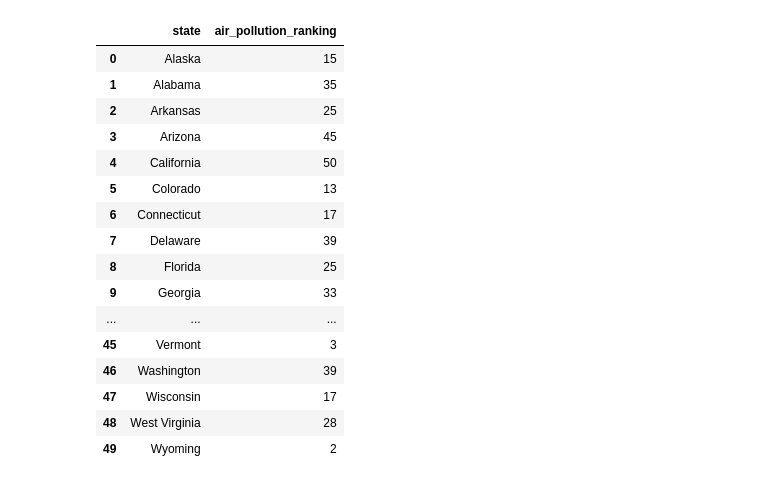
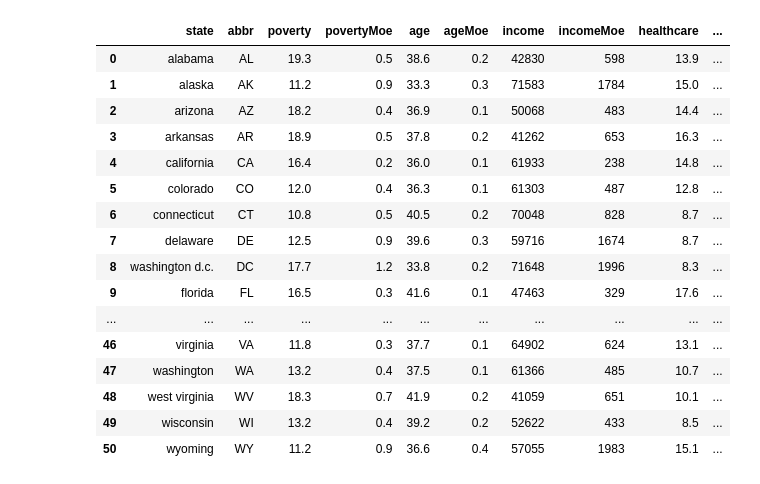
Before and after one commit to skumble27/D3-challenge, a Jupyter notebook: assets/ipynb/data_cleaning.ipynb, the cells around one changed output. Cells and saved outputs as stored; diff of their text form; code cells hidden in the pictures.

```diff
--- a/assets/ipynb/data_cleaning.ipynb
+++ b/assets/ipynb/data_cleaning.ipynb
@@ -22,25 +221,3 @@ data_df
 | 48 | 54 | West Virginia | WV | 18.3 | 0.7 | 41.9 | 0.2 | 41059 | 651 | 10.1 | ... |
 | 49 | 55 | Wisconsin | WI | 13.2 | 0.4 | 39.2 | 0.2 | 52622 | 433 | 8.5 | ... |
 | 50 | 56 | Wyoming | WY | 11.2 | 0.9 | 36.6 | 0.4 | 57055 | 1983 | 15.1 | ... |
-# %%
-# Reading the Air Data by US State
-air_pollution = pd.read_csv('../data/2020_Airpollution.csv')
-air_pollution
-# %% [output]
-|  | state | air_pollution_ranking |
-| 0 | Alaska | 15 |
-| 1 | Alabama | 35 |
-| 2 | Arkansas | 25 |
-| 3 | Arizona | 45 |
-| 4 | California | 50 |
-| 5 | Colorado | 13 |
-| 6 | Connecticut | 17 |
-| 7 | Delaware | 39 |
-| 8 | Florida | 25 |
-| 9 | Georgia | 33 |
-| ... | ... | ... |
-| 45 | Vermont | 3 |
-| 46 | Washington | 39 |
-| 47 | Wisconsin | 17 |
-| 48 | West Virginia | 28 |
-| 49 | Wyoming | 2 |
@@ -46,0 +226,21 @@ air_pollution
+# %%
+healh_data = healh_data.reset_index(drop=True).drop(columns=['id'])
+healh_data
+# %% [output]
+|  | state | abbr | poverty | povertyMoe | age | ageMoe | income | incomeMoe | healthcare | ... |
+| 0 | alabama | AL | 19.3 | 0.5 | 38.6 | 0.2 | 42830 | 598 | 13.9 | ... |
+| 1 | alaska | AK | 11.2 | 0.9 | 33.3 | 0.3 | 71583 | 1784 | 15.0 | ... |
+| 2 | arizona | AZ | 18.2 | 0.4 | 36.9 | 0.1 | 50068 | 483 | 14.4 | ... |
+| 3 | arkansas | AR | 18.9 | 0.5 | 37.8 | 0.2 | 41262 | 653 | 16.3 | ... |
+| 4 | california | CA | 16.4 | 0.2 | 36.0 | 0.1 | 61933 | 238 | 14.8 | ... |
+| 5 | colorado | CO | 12.0 | 0.4 | 36.3 | 0.1 | 61303 | 487 | 12.8 | ... |
+| 6 | connecticut | CT | 10.8 | 0.5 | 40.5 | 0.2 | 70048 | 828 | 8.7 | ... |
+| 7 | delaware | DE | 12.5 | 0.9 | 39.6 | 0.3 | 59716 | 1674 | 8.7 | ... |
+| 8 | washington d.c. | DC | 17.7 | 1.2 | 33.8 | 0.2 | 71648 | 1996 | 8.3 | ... |
+| 9 | florida | FL | 16.5 | 0.3 | 41.6 | 0.1 | 47463 | 329 | 17.6 | ... |
+| ... | ... | ... | ... | ... | ... | ... | ... | ... | ... | ... |
+| 46 | virginia | VA | 11.8 | 0.3 | 37.7 | 0.1 | 64902 | 624 | 13.1 | ... |
+| 47 | washington | WA | 13.2 | 0.4 | 37.5 | 0.1 | 61366 | 485 | 10.7 | ... |
+| 48 | west virginia | WV | 18.3 | 0.7 | 41.9 | 0.2 | 41059 | 651 | 10.1 | ... |
+| 49 | wisconsin | WI | 13.2 | 0.4 | 39.2 | 0.2 | 52622 | 433 | 8.5 | ... |
+| 50 | wyoming | WY | 11.2 | 0.9 | 36.6 | 0.4 | 57055 | 1983 | 15.1 | ... |
```
Also changed, not shown: parts of 20 cells of this notebook, 6 other files.
